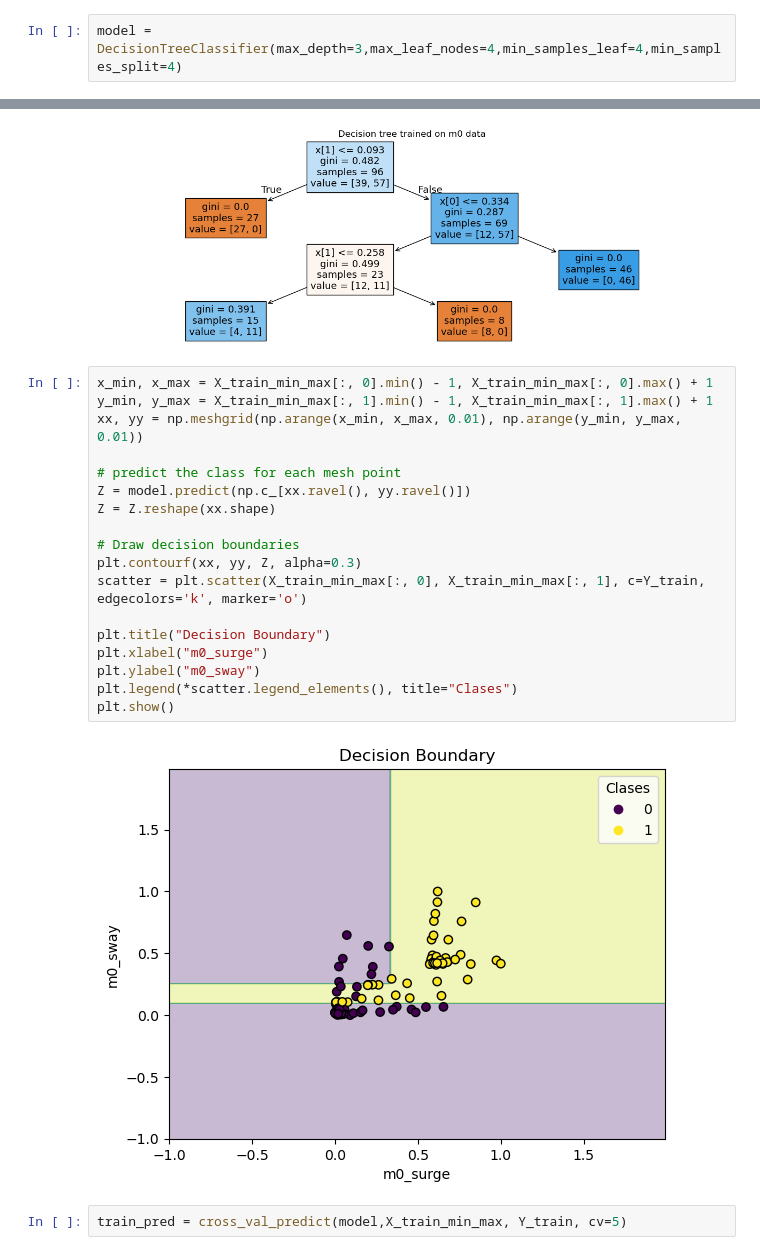
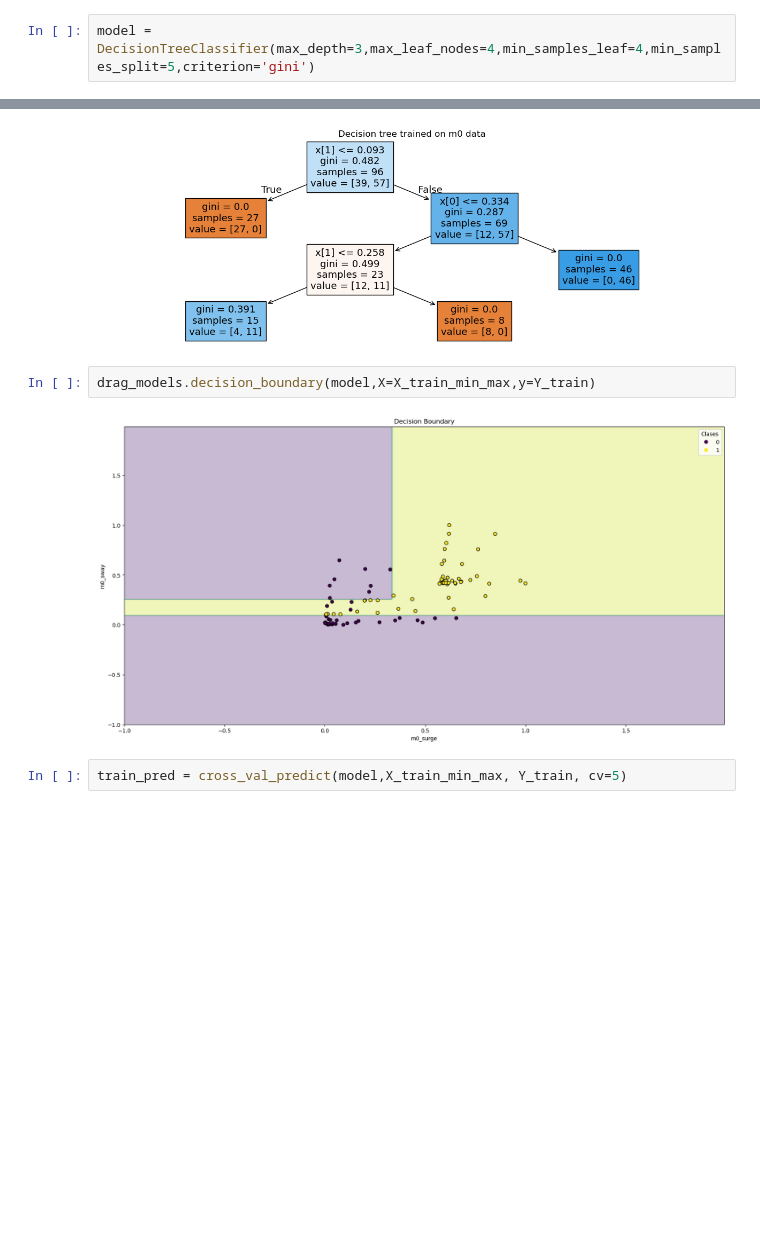
Before and after one commit to arturodmor/Mooring_anomaly_detector, a Jupyter notebook: notebooks/2_train_models/2_3_decision_tree.ipynb, the cells around one changed output, grey strips where cells are left out. Drawn from its saved outputs; the diff is of its cells as text; blank space fills up the shorter version.

```diff
--- a/notebooks/2_train_models/2_3_decision_tree.ipynb
+++ b/notebooks/2_train_models/2_3_decision_tree.ipynb
@@ -197,7 +177,7 @@ grid_search.best_params_
 # %% [markdown]
 Retraining model with hyperparameters
 # %%
-model = DecisionTreeClassifier(max_depth=3,max_leaf_nodes=4,min_samples_leaf=4,min_samples_split=4)
+model = DecisionTreeClassifier(max_depth=3,max_leaf_nodes=4,min_samples_leaf=4,min_samples_split=5,criterion='gini')
 # %%
 model.fit(X_train_min_max,Y_train)
 # %% [output]
@@ -211,26 +191,10 @@ plt.title("Decision tree trained on m0 data")
 plt.show()
 # %% [output]
 [figure]
-# %%
-x_min, x_max = X_train_min_max[:, 0].min() - 1, X_train_min_max[:, 0].max() + 1
-y_min, y_max = X_train_min_max[:, 1].min() - 1, X_train_min_max[:, 1].max() + 1
-xx, yy = np.meshgrid(np.arange(x_min, x_max, 0.01), np.arange(y_min, y_max, 0.01))
-
-# predict the class for each mesh point
-Z = model.predict(np.c_[xx.ravel(), yy.ravel()])
-Z = Z.reshape(xx.shape)
-
-# Draw decision boundaries
-plt.contourf(xx, yy, Z, alpha=0.3)
-scatter = plt.scatter(X_train_min_max[:, 0], X_train_min_max[:, 1], c=Y_train, edgecolors='k', marker='o')
-
-plt.title("Decision Boundary")
-plt.xlabel("m0_surge")
-plt.ylabel("m0_sway")
-plt.legend(*scatter.legend_elements(), title="Clases")
-plt.show()
-# %% [output]
-[figure, removed]
+# %%
+drag_models.decision_boundary(model,X=X_train_min_max,y=Y_train)
+# %% [output]
+[figure, added]
 # %%
 train_pred = cross_val_predict(model,X_train_min_max, Y_train, cv=5)
 # %%
```
Also changed, not shown: parts of 12 cells of this notebook.
